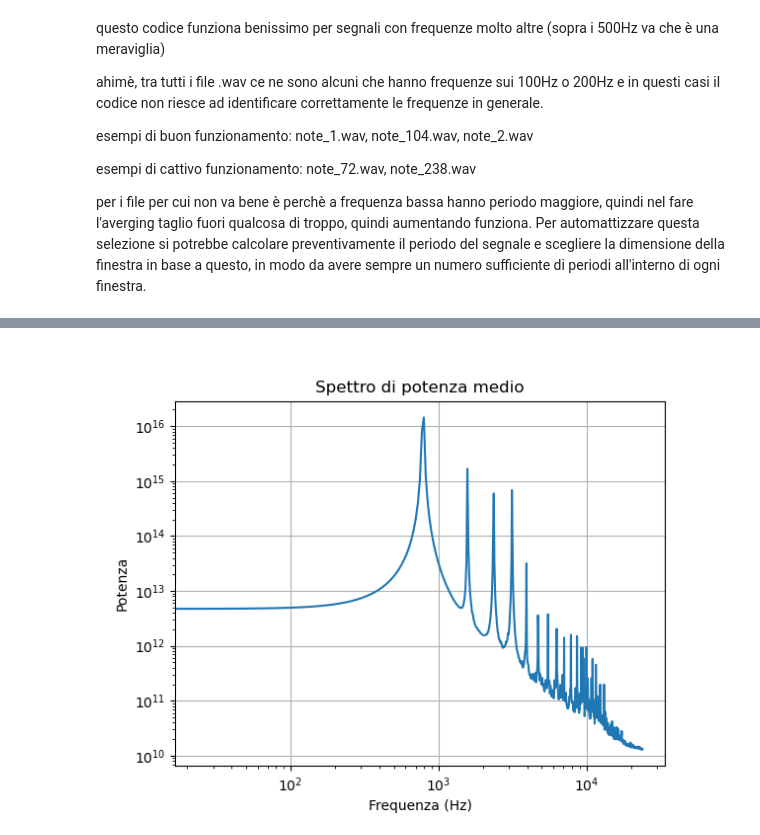
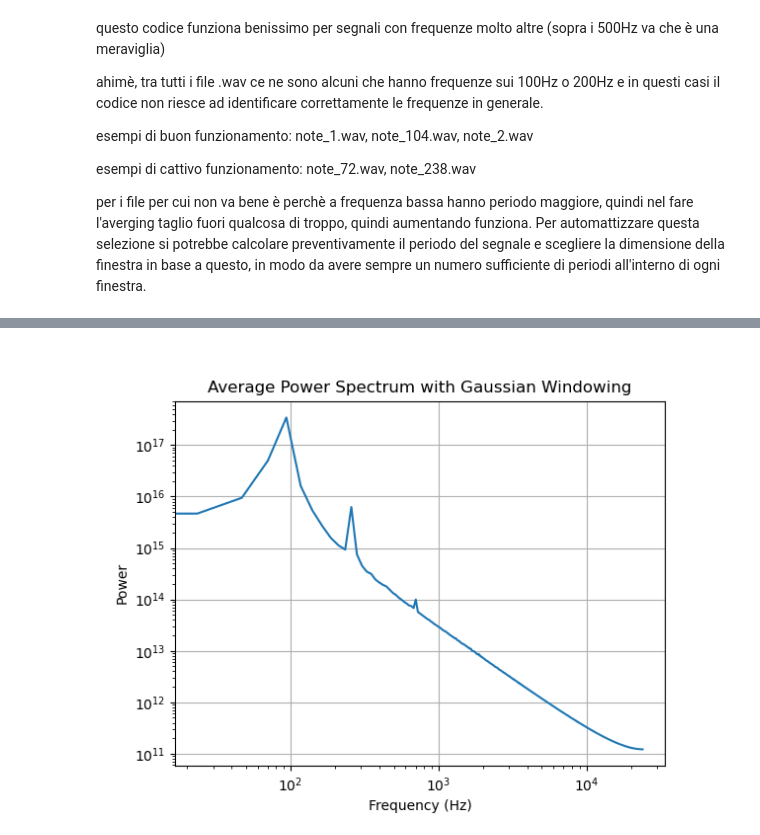
Before and after one commit to maddoc-g/3_organ_clustering, a Jupyter notebook: codice_soft_Alice.ipynb, the cells around one changed output, grey strips where cells are left out. Cells and saved outputs as stored; diff of their text form; code cells hidden in the pictures.

```diff
--- a/codice_soft_Alice.ipynb
+++ b/codice_soft_Alice.ipynb
@@ -107,17 +75,11 @@ Frequenza oscillazione segnale stimata: 1573.6337444168355 Hz
 # %%
-window_size = 0
-
-if frequenza_preventiva >= 500:
-    window_size = 2048
-else:
-    window_size = 8192
-
-#Divido il segnale in segmenti (finestre)
-hop_size = 512     # passo di sovrapposizione
+# faccio subito il gioco della finestra gaussiana per trovare il picco e poi settare tutto su quello
+window_size = 2048  # dimensione della finestra
+hop_size = 512*2     # passo di sovrapposizione
 num_windows = (len(note) - window_size) // hop_size + 1
 
 #Per ogni segmento, applico la finestra gaussiana e calcolo la rfft e poi la sua potenza (modulo quadro). Sommo tutti questi spettri di potenza e divido per il numero di segmenti.
-power_spectra = []
+power_spectra_prev = []
 for i in range(num_windows):
     start = i * hop_size
     end = start + window_size
@@ -128,20 +90,20 @@ for i in range(num_windows):
 
     # Calcolo la rfft e poi la sua potenza (modulo quadro)
     spectrum = np.fft.rfft(segment_windowed)
-    power_spectrum = np.abs(spectrum) ** 2
-    power_spectra.append(power_spectrum)
+    power_spectrum_prev = np.abs(spectrum) ** 2
+    power_spectra_prev.append(power_spectrum_prev)
 
 # Sommo tutti questi spettri di potenza e divido per il numero di segmenti
-average_power_spectrum = np.mean(power_spectra, axis=0)
+average_power_spectrum_prev = np.mean(power_spectra_prev, axis=0)
-# %%
-#visualizzo lo spettro di potenza medio
-frequencies = np.fft.rfftfreq(segment_windowed.shape[0], d=1/rate)
-plt.figure()
-plt.loglog(frequencies, average_power_spectrum)
-plt.title('Spettro di potenza medio')
-plt.xlabel('Frequenza (Hz)')
-plt.ylabel('Potenza')
-plt.grid()
-plt.show()
-# %% [output]
-[figure, removed]
+# %%
+# visualizzo power sperctrum prev
+frequencies_2 = np.fft.rfftfreq(window_size, d=1/rate)
+plt.figure()
+plt.loglog(frequencies_2, average_power_spectrum_prev)
+plt.xlabel('Frequency (Hz)')
+plt.ylabel('Power')
+plt.title('Average Power Spectrum with Gaussian Windowing')
+plt.grid()
+plt.show()
+# %% [output]
+[figure, added]
```
Also changed, not shown: parts of 11 cells of this notebook.
